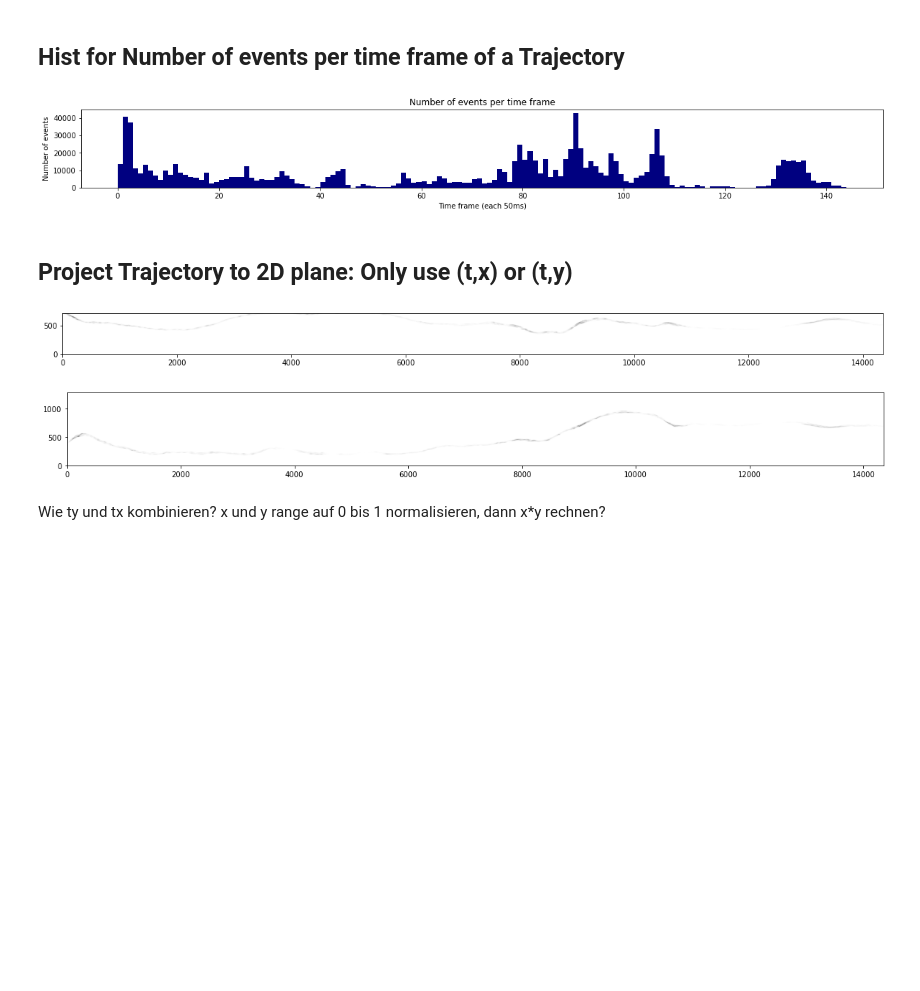
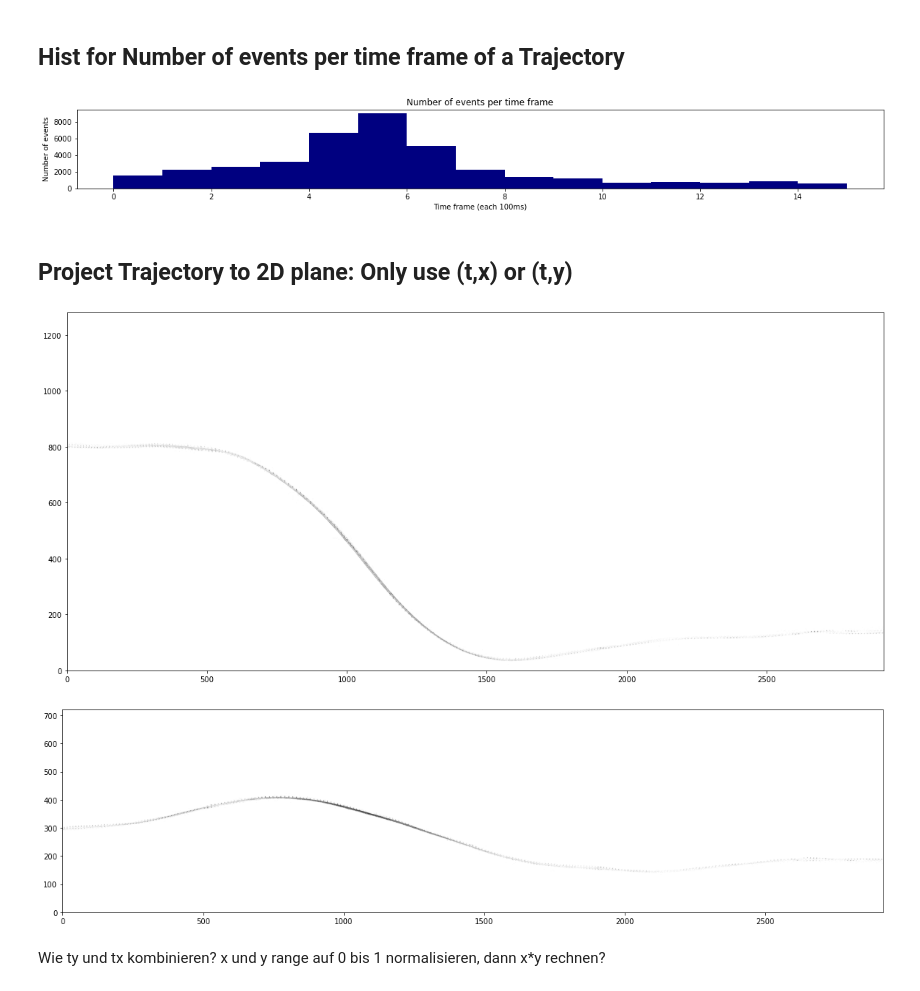
Before and after one commit to boeges/ma_point_cloud_processing, a Jupyter notebook: inspect_trajectories.ipynb, the cells around one changed output. Drawn from its saved outputs; the diff is of its cells as text; code cells hidden in the pictures; blank space fills up the shorter version.

Commit message:
new: Export 2d projections

```diff
--- a/inspect_trajectories.ipynb
+++ b/inspect_trajectories.ipynb
@@ -44,7 +44,9 @@ HALF_FRAME_TIME = TIMESTEPS_PER_FRAME // 2
 T_SCALE = 0.002 # 0.002 is good
 INV_T_SCALE = 1 / T_SCALE
 
-T_BINS_PER_BUCKET = 250
+T_BUCKET_WIDTH = 1000 * 100 # in us; 50 or 100ms is good?
+BINS_PER_T_BUCKET = 250 # for the tx, ty projection: Sub-bins per bucket on the t axis
+
 SAVE_IMAGE_DPI = 300
 
 
@@ -54,8 +56,9 @@ pd.set_option('display.float_format', lambda x: '%.3f' % x)
 # Find all files from directory
 # trajectory_files = TRAJECTORIES_CSV_DIR.glob("*_trajectories*/*.csv")
 
-# trajectory_filepath = TRAJECTORIES_CSV_DIR / "hauptsächlichBienen1_trajectories_2024-05-19_12-29-00/9.csv"
-trajectory_filepath = TRAJECTORIES_CSV_DIR / "1_l-l-l_trajectories_2024-05-29_15-27-12/2.csv"
+trajectory_filepath = TRAJECTORIES_CSV_DIR / "hauptsächlichBienen1_trajectories_2024-06-02_13-08-11/hauptsächlichBienen1_id9_pts38695_start7674867.csv"
+# trajectory_filepath = TRAJECTORIES_CSV_DIR / "vieleSchmetterlinge2_trajectories_2024-05-30_11-31-51/42.csv"
+# trajectory_filepath = TRAJECTORIES_CSV_DIR / "1_l-l-l_trajectories_2024-05-29_15-27-12/2.csv"
 # %%
 df = pd.read_csv(trajectory_filepath, sep=',', header="infer")
 print(df.head())
@@ -79,12 +82,11 @@ print("max_t_str", max_t_str)
 
 # Biene hat 200 flügelschläge pro sek. Das sind 5ms pro flügelschlag.
 # Es sollen 10 Flügelschläge in ein Fenster passen. Also 5*10=50ms oder 50000us
-BUCKET_WIDTH_T = 1000 * 50
-number_of_buckets = int(np.ceil(max_t/BUCKET_WIDTH_T))
+number_of_buckets = int(np.ceil(max_t/T_BUCKET_WIDTH))
 
-print("Die Bahn hat", number_of_buckets, "buckets")
+print("Die Bahn hat", number_of_buckets, "buckets von jeweils", T_BUCKET_WIDTH//1000, "ms")
 
-t_col_buckets = (t_col_real // BUCKET_WIDTH_T).astype('Int64')
+t_col_buckets = (t_col_real // T_BUCKET_WIDTH).astype('Int64')
 print(t_col_buckets.head())
 print(t_col_buckets.tail())
 
@@ -116,46 +118,44 @@ fig = plt.figure(figsize = (20, 2))
 # creating the bar plot
 plt.bar(list(range(number_of_buckets)), event_counts_per_bucket, color='navy', width=1.0, align="edge")
 
-plt.xlabel(f"Time frame (each {BUCKET_WIDTH_T//1000}ms)")
+plt.xlabel(f"Time frame (each {T_BUCKET_WIDTH//1000}ms)")
 plt.ylabel("Number of events")
 plt.title("Number of events per time frame")
 plt.show()
 # %% [output]
-[figure, old version]
+[figure, new version]
 # %% [markdown]
 ## Project Trajectory to 2D plane: Only use (t,x) or (t,y)
 # %%
-def get_projected_heatmap(df, col1, col2, width):
+def get_projected_heatmap(df, col1, col2, bins_x, bins_y):
     df_proj = df.loc[:,[col1, col2]]
 
-    t_max = df_proj.at[len(df_proj[col1])-1, col1]
+    t_max = df_proj[col1].iloc[-1]
     # [[xmin, xmax], [ymin, ymax]]
-    ty_hist_range = [ [0, int(t_max)], [0, width] ]
+    ty_hist_range = [ [0, int(t_max)], [0, bins_y] ]
 
-    heatmap, xedges, yedges = np.histogram2d(df_proj[col1], df_proj[col2], bins=[number_of_buckets*T_BINS_PER_BUCKET, width], density=False, range=ty_hist_range)
+    heatmap, xedges, yedges = np.histogram2d(df_proj[col1], df_proj[col2], bins=[bins_x, bins_y], density=False, range=ty_hist_range)
     heatmap = heatmap.T
     extent = [xedges[0], xedges[-1], yedges[0], yedges[-1]]
-
     # heatmap = np.log2(heatmap+1)
-
     return df_proj, heatmap, extent
 # %%
-ty_df, ty_heatmap, ty_extent = get_projected_heatmap(df, "t", "y", HEIGHT)
+tx_df, tx_heatmap, tx_extent = get_projected_heatmap(df, "t", "x", number_of_buckets*BINS_PER_T_BUCKET, WIDTH)
+log_tx_heatmap = np.log2(tx_heatmap+1)
+plt.figure(figsize = (20, 10))
+# plt.xlim(left=0, right=number_of_buckets)
+plt.imshow(log_tx_heatmap, extent=tx_extent, origin='upper', cmap="Greys")
+plt.show()
+
+ty_df, ty_heatmap, ty_extent = get_projected_heatmap(df, "t", "y", number_of_buckets*BINS_PER_T_BUCKET, HEIGHT)
 log_ty_heatmap = np.log2(ty_heatmap+1)
 plt.figure(figsize = (20, 10))
 # plt.xlim(left=0, right=number_of_buckets)
 plt.imshow(log_ty_heatmap, extent=ty_extent, origin='upper', cmap="Greys")
 plt.show()
-
-tx_df, tx_heatmap, tx_extent = get_projected_heatmap(df, "t", "x", WIDTH)
-log_tx_heatmap = np.log2(tx_heatmap+1)
-plt.figure(figsize = (20, 10))
-# plt.xlim(left=0, right=number_of_buckets)
-plt.imshow(log_tx_heatmap, extent=tx_extent, origin='upper', cmap="Greys")
-plt.show()
 # %% [output]
-[figure, old version]
+[figure, new version]
-[figure, old version]
+[figure, new version]
 # %% [markdown]
 Wie ty und tx kombinieren?
 x und y range auf 0 bis 1 normalisieren, dann x*y rechnen?
```
Also changed, not shown: parts of 7 cells of this notebook, 7 other files.
